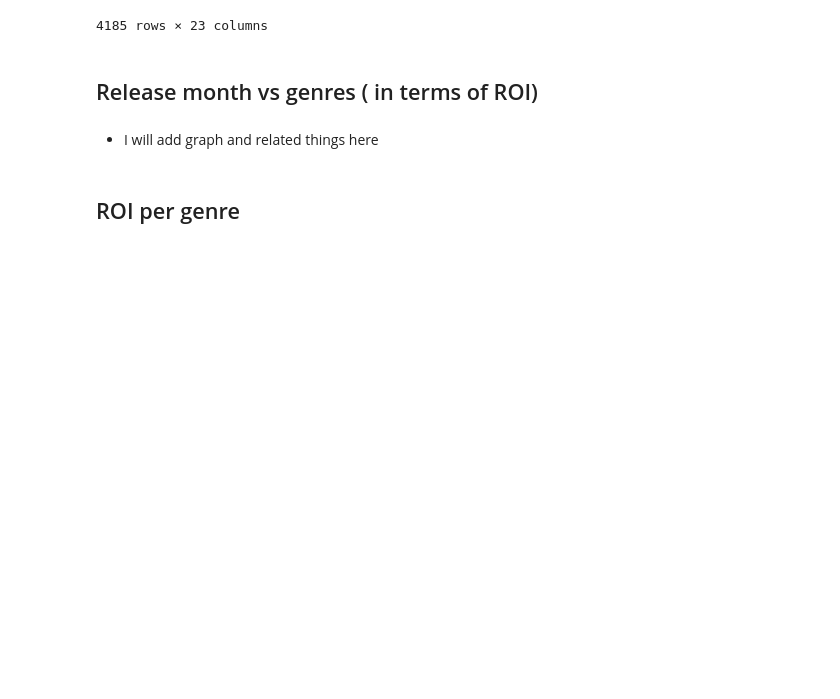
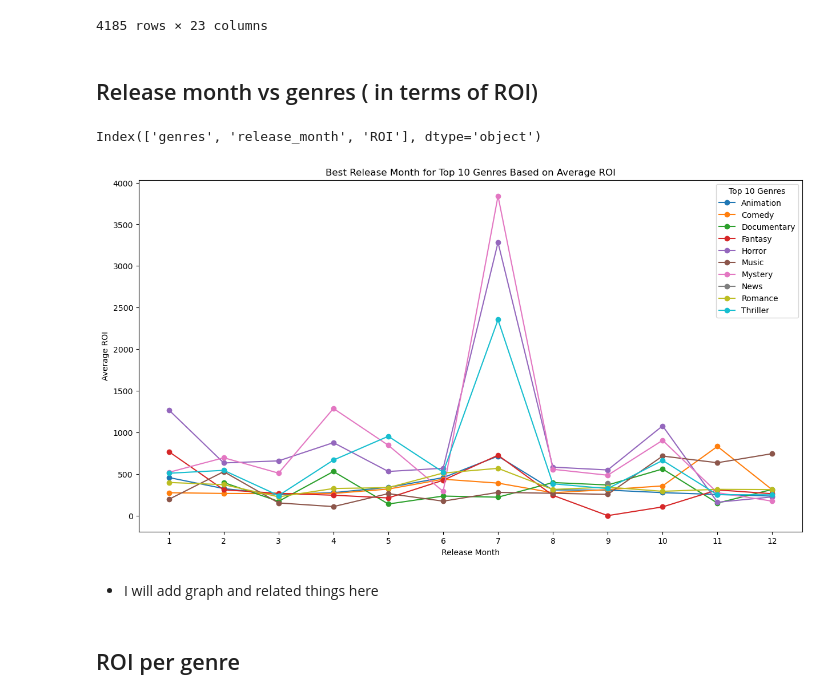
Before and after one commit to dvdhartsman/Phase_2_Movie_Project, a Jupyter notebook: genres_deniz.ipynb, the cells around one changed output. Cells and saved outputs as stored; diff of their text form; code cells hidden in the pictures; blank space fills up the shorter version.

Commit message:
genres update

```diff
--- a/genres_deniz.ipynb
+++ b/genres_deniz.ipynb
@@ -246,7 +247,42 @@ final_data_exp
 ## Release month vs genres ( in terms of ROI)
 # %%
 roi_genre_month = final_data_exp.groupby(['genres', 'release_month'])['ROI'].mean()
-roi_genre_month
+roi_genre_month = roi_genre_month.reset_index()
+
+# Check columns
+print(roi_genre_month.columns)
+
+# 10 genres based on ROI
+top_10_genres_roi = final_data_exp.groupby('genres')['ROI'].mean().sort_values(ascending=False).reset_index()
+top_10_genres = top_10_genres_roi['genres'].head(10).tolist()
+
+# nly the top 10 genres
+roi_genre_month_top_10 = roi_genre_month[roi_genre_month['genres'].isin(top_10_genres)]
+
+# List of unique top 10 genres
+unique_top_10_genres = roi_genre_month_top_10['genres'].unique()
+
+# Create a figure and axis for the plot
+fig, ax = plt.subplots(figsize=(15, 8))
+
+# Iterate through each of the top 10 genres and plot its average ROI for each release month
+for genre in unique_top_10_genres:
+    genre_data = roi_genre_month_top_10[roi_genre_month_top_10['genres'] == genre]
+    ax.plot(genre_data['release_month'], genre_data['ROI'], marker='o', label=genre)
+
+# Labeling and titling the plot
+ax.set_xlabel('Release Month')
+ax.set_ylabel('Average ROI')
+ax.set_title('Best Release Month for Top 10 Genres Based on Average ROI')
+ax.legend(title='Top 10 Genres')
+# Manually set x-ticks to show each month
+ax.set_xticks(range(1, 13))
+ax.set_xticklabels([str(i) for i in range(1, 13)])
+# Show the plot
+plt.show()
+# %% [output]
+Index(['genres', 'release_month', 'ROI'], dtype='object')
+[figure, added]
 # %% [markdown]
 - I will add graph and related things here
 # %% [markdown]
```
Also changed, not shown: parts of 3 cells of this notebook.
